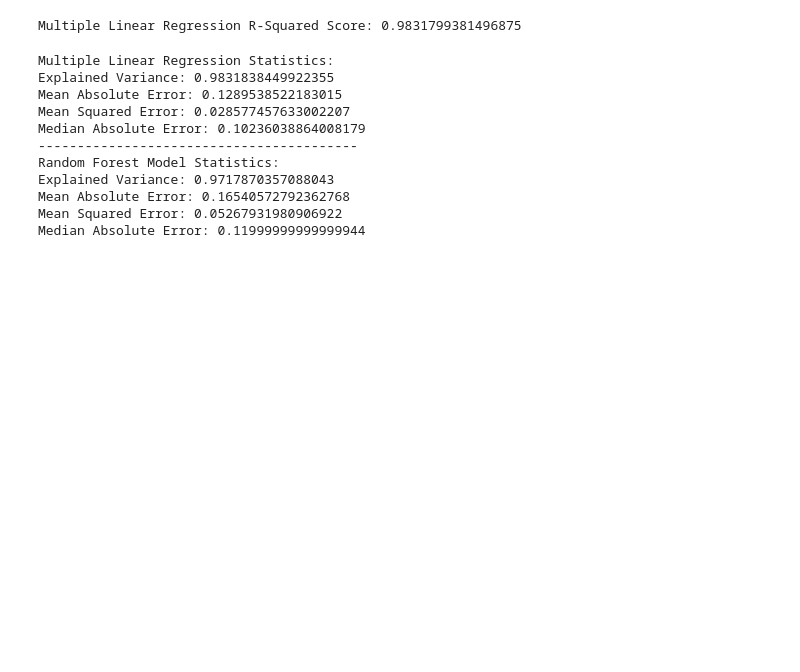
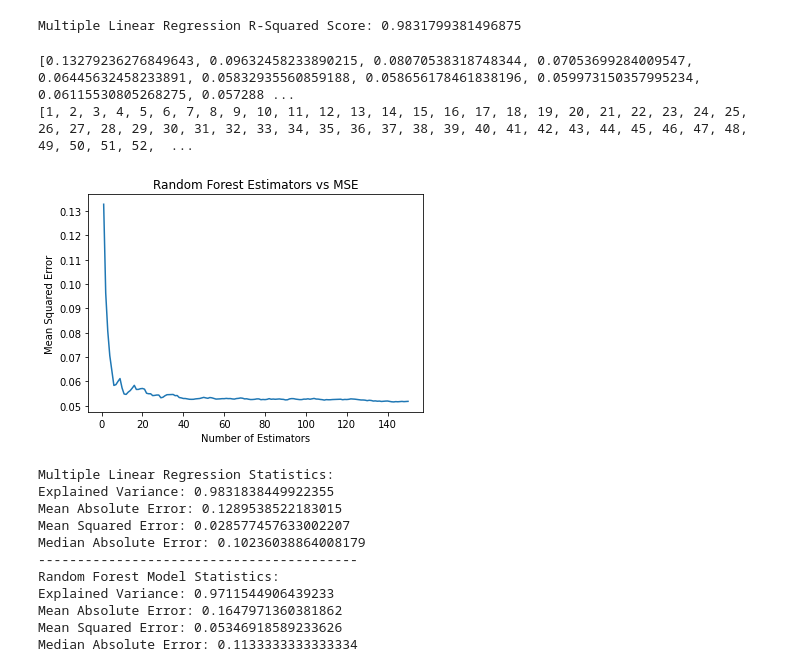
Before and after one commit to danrihe/WAR-Predictor, a Jupyter notebook: WAR-predictor.ipynb, the cells around one changed output. Cells and saved outputs as stored; diff of their text form; code cells hidden in the pictures; blank space fills up the shorter version.

Commit message:
Added estimators and feature importance

```diff
--- a/WAR-predictor.ipynb
+++ b/WAR-predictor.ipynb
@@ -73,11 +73,35 @@ print("Multiple Linear Regression R-Squared Score: " + str(r2_linear))
 Multiple Linear Regression R-Squared Score: 0.9831799381496875
 # %%
 #Construct random forest regression model
-forest_regr = RandomForestRegressor(n_estimators=100, random_state=0)
+forest_regr = RandomForestRegressor(n_estimators=30, random_state=0)
 forest_regr.fit(X_train, y_train)
 
 #Apply random forest model prediction
+
 y_pred_forest = forest_regr.predict(X_test)
+# %%
+mse = []
+estimators = []
+for x in range(1,151):
+    forest_regr_test = RandomForestRegressor(n_estimators=x, random_state=0)
+    forest_regr_test.fit(X_train, y_train)
+    y_pred_forest_test = forest_regr_test.predict(X_test)
+    mse.append(metrics.mean_squared_error(y_test, y_pred_forest_test))
+    estimators.append(x)
+# %%
+print(mse)
+print(estimators)
+
+plt.plot(estimators, mse)
+plt.title('Random Forest Estimators vs MSE')
+plt.xlabel('Number of Estimators')
+plt.ylabel('Mean Squared Error')
+plt.savefig('estimators.png')
+plt.show()
+# %% [output]
+[0.13279236276849643, 0.09632458233890215, 0.08070538318748344, 0.07053699284009547, 0.06445632458233891, 0.05832935560859188, 0.058656178461838196, 0.059973150357995234, 0.06115530805268275, 0.057288 ...
+[1, 2, 3, 4, 5, 6, 7, 8, 9, 10, 11, 12, 13, 14, 15, 16, 17, 18, 19, 20, 21, 22, 23, 24, 25, 26, 27, 28, 29, 30, 31, 32, 33, 34, 35, 36, 37, 38, 39, 40, 41, 42, 43, 44, 45, 46, 47, 48, 49, 50, 51, 52,  ...
+[figure, added]
 # %%
 def regression_metrics(y_test, y_pred):
     #Regression metrics
@@ -109,7 +133,7 @@ Mean Squared Error: 0.028577457633002207
 Median Absolute Error: 0.10236038864008179
 -----------------------------------------
 Random Forest Model Statistics:
-Explained Variance: 0.9717870357088043
-Mean Absolute Error: 0.16540572792362768
-Mean Squared Error: 0.05267931980906922
-Median Absolute Error: 0.11999999999999944
+Explained Variance: 0.9711544906439233
+Mean Absolute Error: 0.1647971360381862
+Mean Squared Error: 0.05346918589233626
+Median Absolute Error: 0.1133333333333334
```
Also changed, not shown: parts of 3 cells of this notebook, 3 other files.
